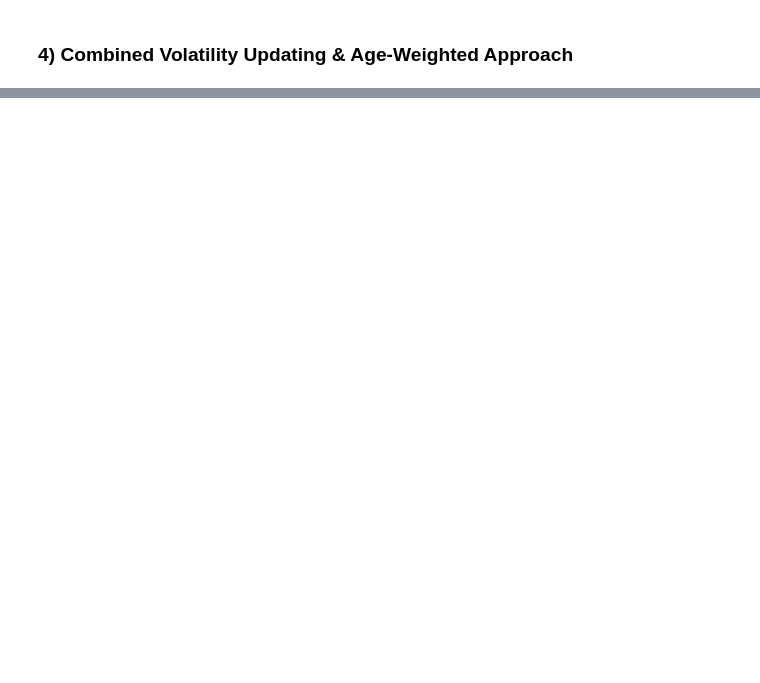
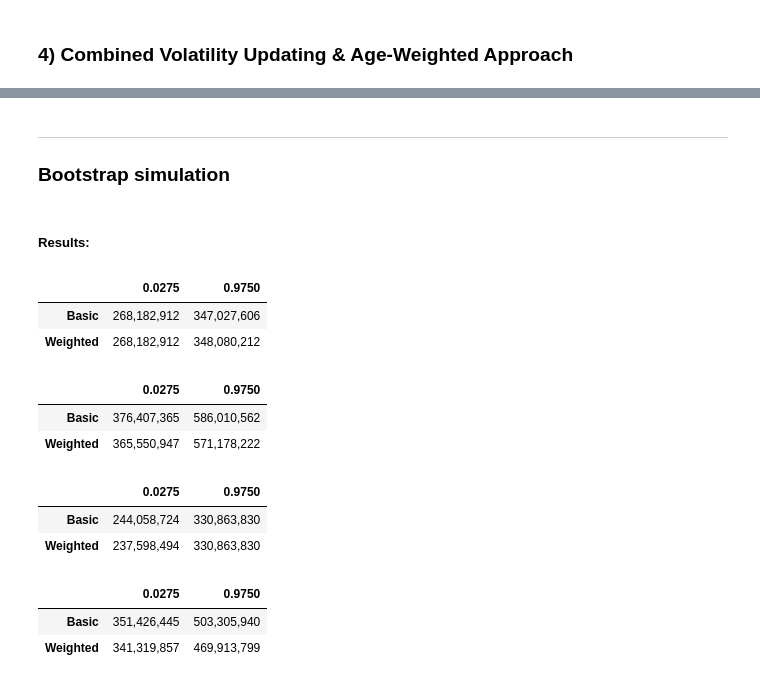
Before and after one commit to Readerlution/VaR-Empirical, a Jupyter notebook: stocks.ipynb, the cells around one changed output, grey strips where cells are left out. Saved outputs shown, nothing was run; the diff lists cells and outputs as text; code cells hidden in the pictures; blank space fills up the shorter version.

```diff
--- a/stocks.ipynb
+++ b/stocks.ipynb
@@ -397,0 +452,4 @@ weight_df['Weight'] = ( ( lmda**(n-weight_df["Days"]) * (1-lmda) )/(1-lmda**n)
+# %%
+results = [VaR_95_basic, VaR_99_basic, VaR_95_weight, VaR_99_weight, VaR_95_vol, VaR_99_vol, VaR_95_comb, VaR_99_comb]
+for i in results:
+    print(f"{i:,}")
@@ -397,0 +474,4 @@ weight_df['Weight'] = ( ( lmda**(n-weight_df["Days"]) * (1-lmda) )/(1-lmda**n)
+# %% [markdown]
+<hr style="border:2px solid #04d9ff">
+
+### Bootstrap simulation
@@ -397,0 +480,50 @@ weight_df['Weight'] = ( ( lmda**(n-weight_df["Days"]) * (1-lmda) )/(1-lmda**n)
+# %%
+def bootstrap_VaR(returns_with_weights, simulation_count, confidence_level):
+    results_basic = np.zeros(simulation_count)          # Bootstrap array of VaR to store for basic method
+    results_weighted = np.zeros(simulation_count)       # Bootstrap array of VaR to store for age-weighted method
+    size = len(returns_with_weights)
+    level = 1 - confidence_level
+
+    for i in tqdm(range(simulation_count)):
+        sample_choices = returns_with_weights.sample(size, replace=True)      # Generate df with randomly picked samples from original data
+        sorted_sample = sample_choices.sort_values("Losses")
+        basic_var = sorted_sample['Losses'].iloc[int(np.round( size * (level) - 1 ))]
+        sorted_sample['Cumulative'] = sorted_sample['Weight'].cumsum()                      # Cumulative sum of weight column
+        weight_var = sorted_sample[sorted_sample['Cumulative'] > level].iloc[0]["Losses"]   # First instance of cumulative sum of weights greater than selected confidence level
+        results_basic[i] = -int(basic_var)
+        results_weighted[i] = -int(weight_var)
+
+    return pd.DataFrame({"Basic": results_basic, "Weighted": results_weighted})
+# %% [markdown]
+##### Results:
+# %%
+bootstrap_basic_99 = bootstrap_VaR(weight_df, 10000, .99)
+bootstrap_basic_95 = bootstrap_VaR(weight_df, 10000, .95)
+bootstrap_vol_99 = bootstrap_VaR(combined_portfolio, 10000, .99)
+bootstrap_vol_95 = bootstrap_VaR(combined_portfolio, 10000, .95)
+# %%
+thousand_separator = lambda x: f"{x:,}"
+# %%
+bootstrap_basic_95.quantile([.0275, .975]).T.astype(int).applymap(thousand_separator)
+# %% [output]
+|  | 0.0275 | 0.9750 |
+| Basic | 268,182,912 | 347,027,606 |
+| Weighted | 268,182,912 | 348,080,212 |
+# %%
+bootstrap_basic_99.quantile([.0275, .975]).T.astype(int).applymap(thousand_separator)
+# %% [output]
+|  | 0.0275 | 0.9750 |
+| Basic | 376,407,365 | 586,010,562 |
+| Weighted | 365,550,947 | 571,178,222 |
+# %%
+bootstrap_vol_95.quantile([.0275, .975]).T.astype(int).applymap(thousand_separator)
+# %% [output]
+|  | 0.0275 | 0.9750 |
+| Basic | 244,058,724 | 330,863,830 |
+| Weighted | 237,598,494 | 330,863,830 |
+# %%
+bootstrap_vol_99.quantile([.0275, .975]).T.astype(int).applymap(thousand_separator)
+# %% [output]
+|  | 0.0275 | 0.9750 |
+| Basic | 351,426,445 | 503,305,940 |
+| Weighted | 341,319,857 | 469,913,799 |
```
Also changed, not shown: parts of 21 cells of this notebook.
